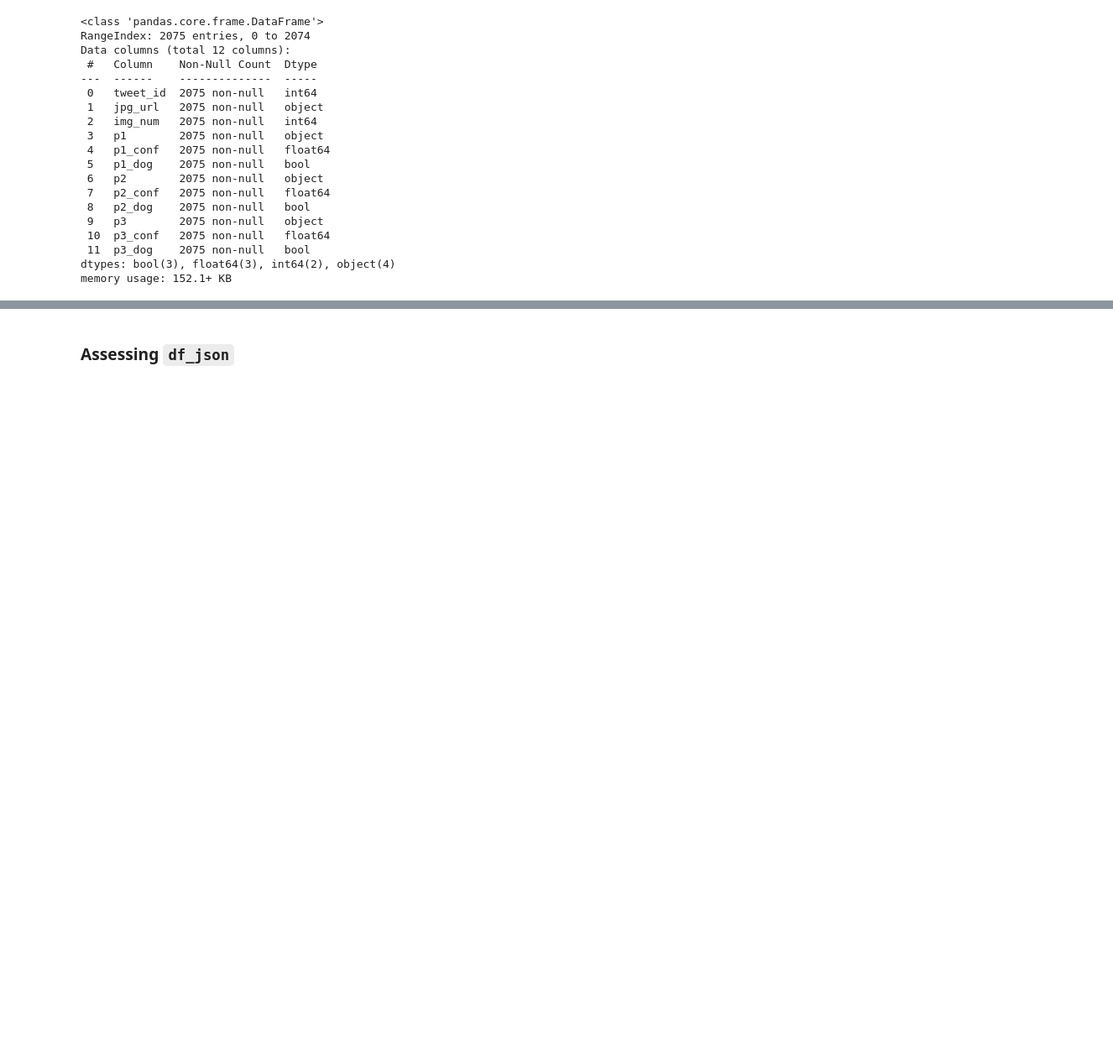
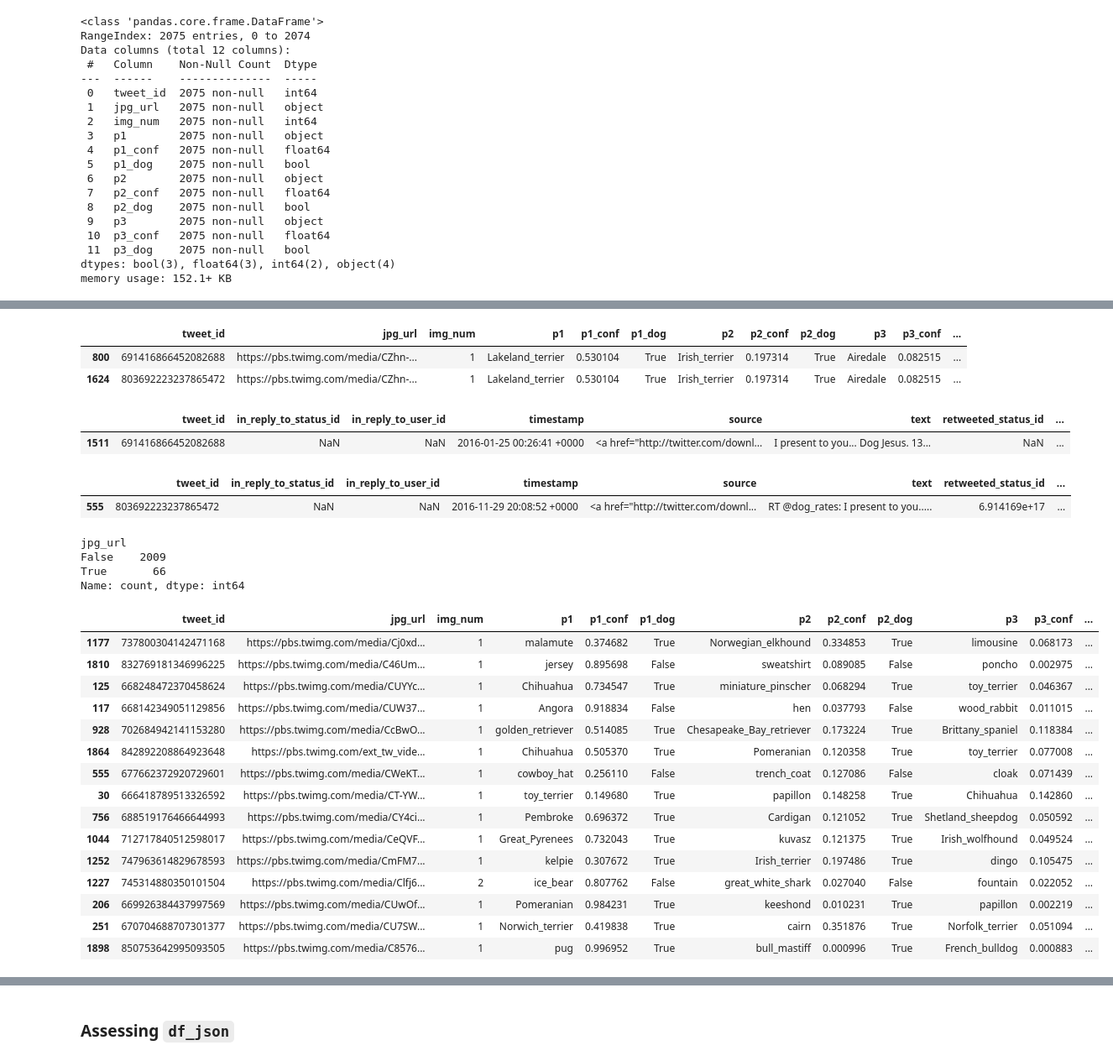
Before and after one commit to davidblackwelder/weratedogs-data-wrangling, a Jupyter notebook: wrangle_act.ipynb, the cells around one changed output, grey strips where cells are left out. Shown at 84% size. Drawn from its saved outputs; the diff is of its cells as text; code cells hidden in the pictures; blank space fills up the shorter version.

```diff
--- a/wrangle_act.ipynb
+++ b/wrangle_act.ipynb
@@ -281,0 +456,42 @@ memory usage: 152.1+ KB
+# %%
+df_predictions.query('jpg_url == "https://pbs.twimg.com/media/CZhn-QAWwAASQan.jpg"')
+# %% [output]
+|  | tweet_id | jpg_url | img_num | p1 | p1_conf | p1_dog | p2 | p2_conf | p2_dog | p3 | p3_conf | ... |
+| 800 | 691416866452082688 | https://pbs.twimg.com/media/CZhn-... | 1 | Lakeland_terrier | 0.530104 | True | Irish_terrier | 0.197314 | True | Airedale | 0.082515 | ... |
+| 1624 | 803692223237865472 | https://pbs.twimg.com/media/CZhn-... | 1 | Lakeland_terrier | 0.530104 | True | Irish_terrier | 0.197314 | True | Airedale | 0.082515 | ... |
+# %%
+df_archive.query('tweet_id == 691416866452082688')
+# %% [output]
+|  | tweet_id | in_reply_to_status_id | in_reply_to_user_id | timestamp | source | text | retweeted_status_id | ... |
+| 1511 | 691416866452082688 | NaN | NaN | 2016-01-25 00:26:41 +0000 | <a href="http://twitter.com/downl... | I present to you... Dog Jesus. 13... | NaN | ... |
+# %%
+df_archive.query('tweet_id == 803692223237865472')
+# %% [output]
+|  | tweet_id | in_reply_to_status_id | in_reply_to_user_id | timestamp | source | text | retweeted_status_id | ... |
+| 555 | 803692223237865472 | NaN | NaN | 2016-11-29 20:08:52 +0000 | <a href="http://twitter.com/downl... | RT @dog_rates: I present to you..... | 6.914169e+17 | ... |
+# %%
+df_predictions['jpg_url'].duplicated()
+# %% [output]
+jpg_url
+False    2009
+True       66
+Name: count, dtype: int64
+# %%
+df_predictions.sample(15)
+# %% [output]
+|  | tweet_id | jpg_url | img_num | p1 | p1_conf | p1_dog | p2 | p2_conf | p2_dog | p3 | p3_conf | ... |
+| 1177 | 737800304142471168 | https://pbs.twimg.com/media/Cj0xd... | 1 | malamute | 0.374682 | True | Norwegian_elkhound | 0.334853 | True | limousine | 0.068173 | ... |
+| 1810 | 832769181346996225 | https://pbs.twimg.com/media/C46Um... | 1 | jersey | 0.895698 | False | sweatshirt | 0.089085 | False | poncho | 0.002975 | ... |
+| 125 | 668248472370458624 | https://pbs.twimg.com/media/CUYYc... | 1 | Chihuahua | 0.734547 | True | miniature_pinscher | 0.068294 | True | toy_terrier | 0.046367 | ... |
+| 117 | 668142349051129856 | https://pbs.twimg.com/media/CUW37... | 1 | Angora | 0.918834 | False | hen | 0.037793 | False | wood_rabbit | 0.011015 | ... |
+| 928 | 702684942141153280 | https://pbs.twimg.com/media/CcBwO... | 1 | golden_retriever | 0.514085 | True | Chesapeake_Bay_retriever | 0.173224 | True | Brittany_spaniel | 0.118384 | ... |
+| 1864 | 842892208864923648 | https://pbs.twimg.com/ext_tw_vide... | 1 | Chihuahua | 0.505370 | True | Pomeranian | 0.120358 | True | toy_terrier | 0.077008 | ... |
+| 555 | 677662372920729601 | https://pbs.twimg.com/media/CWeKT... | 1 | cowboy_hat | 0.256110 | False | trench_coat | 0.127086 | False | cloak | 0.071439 | ... |
+| 30 | 666418789513326592 | https://pbs.twimg.com/media/CT-YW... | 1 | toy_terrier | 0.149680 | True | papillon | 0.148258 | True | Chihuahua | 0.142860 | ... |
+| 756 | 688519176466644993 | https://pbs.twimg.com/media/CY4ci... | 1 | Pembroke | 0.696372 | True | Cardigan | 0.121052 | True | Shetland_sheepdog | 0.050592 | ... |
+| 1044 | 712717840512598017 | https://pbs.twimg.com/media/CeQVF... | 1 | Great_Pyrenees | 0.732043 | True | kuvasz | 0.121375 | True | Irish_wolfhound | 0.049524 | ... |
+| 1252 | 747963614829678593 | https://pbs.twimg.com/media/CmFM7... | 1 | kelpie | 0.307672 | True | Irish_terrier | 0.197486 | True | dingo | 0.105475 | ... |
+| 1227 | 745314880350101504 | https://pbs.twimg.com/media/Clfj6... | 2 | ice_bear | 0.807762 | False | great_white_shark | 0.027040 | False | fountain | 0.022052 | ... |
+| 206 | 669926384437997569 | https://pbs.twimg.com/media/CUwOf... | 1 | Pomeranian | 0.984231 | True | keeshond | 0.010231 | True | papillon | 0.002219 | ... |
+| 251 | 670704688707301377 | https://pbs.twimg.com/media/CU7SW... | 1 | Norwich_terrier | 0.419838 | True | cairn | 0.351876 | True | Norfolk_terrier | 0.051094 | ... |
+| 1898 | 850753642995093505 | https://pbs.twimg.com/media/C8576... | 1 | pug | 0.996952 | True | bull_mastiff | 0.000996 | True | French_bulldog | 0.000883 | ... |
```
Also changed, not shown: parts of 28 cells of this notebook.
